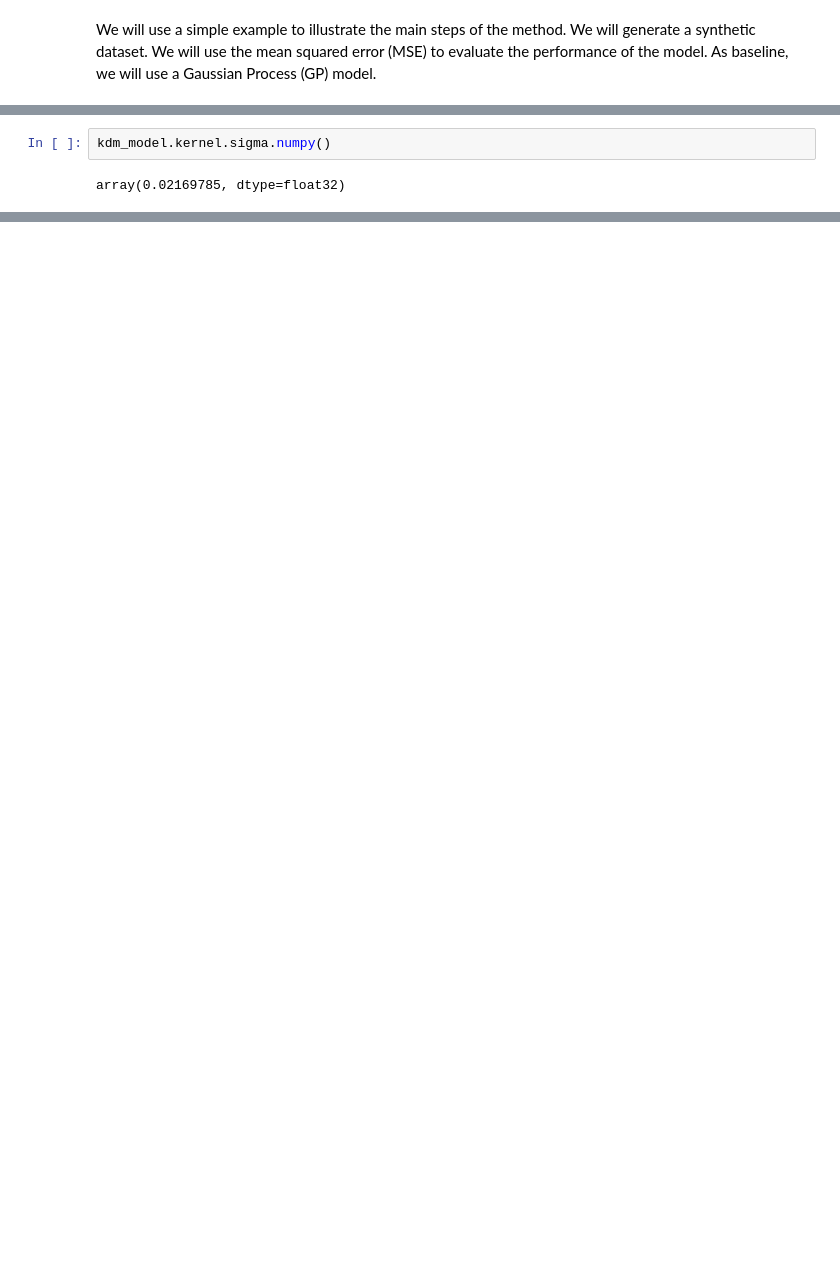
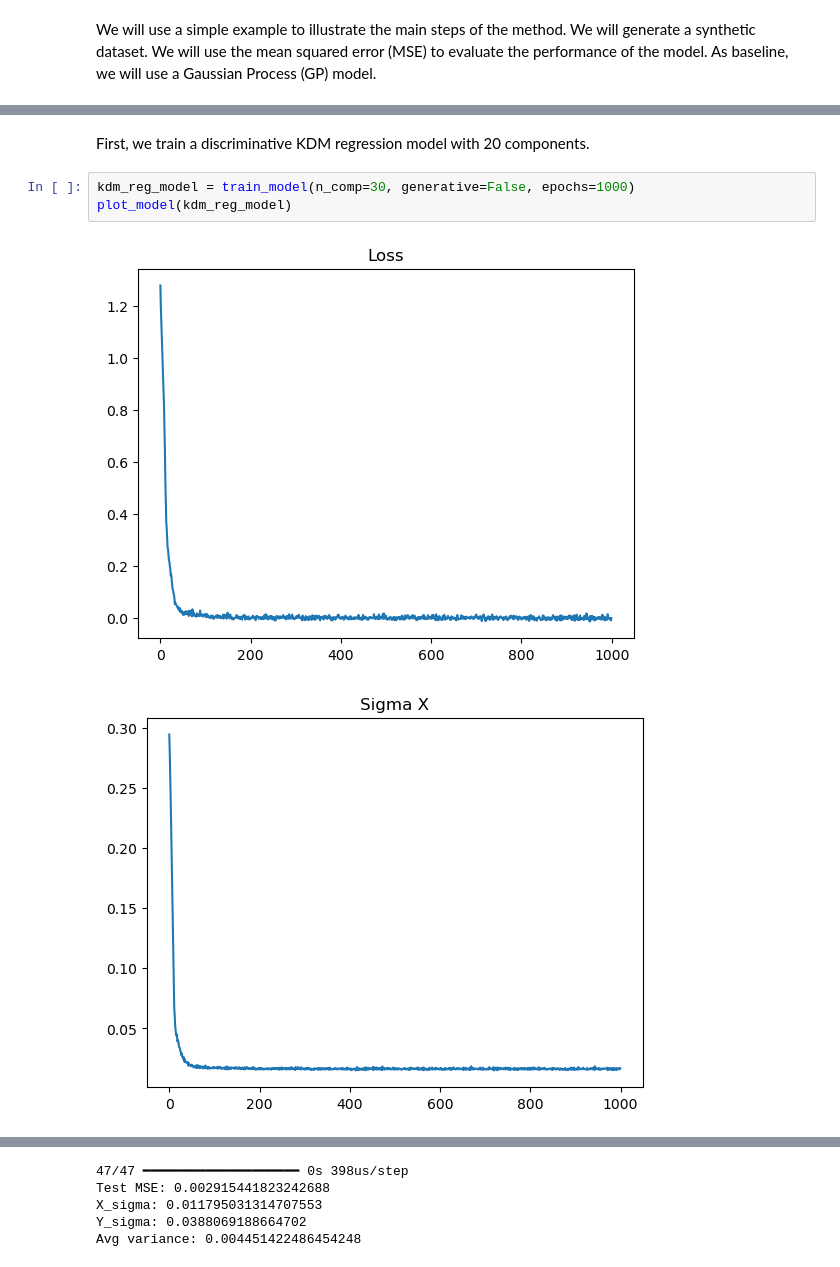
Before and after one commit to fagonzalezo/kdm, a Jupyter notebook: examples/kdm_regression.ipynb, the cells around one changed output, grey strips where cells are left out. Drawn from its saved outputs; the diff is of its cells as text; blank space fills up the shorter version.

```diff
--- a/examples/kdm_regression.ipynb
+++ b/examples/kdm_regression.ipynb
@@ -197,4 +182,8 @@ Y_sigma: 0.010477184972557934
-# %%
-kdm_model.kernel.sigma.numpy()
-# %% [output]
-array(0.02169785, dtype=float32)
+# %% [markdown]
+First, we train a discriminative KDM regression model with 20 components.
+# %%
+kdm_reg_model = train_model(n_comp=30, generative=False, epochs=1000)
+plot_model(kdm_reg_model)
+# %% [output]
+[figure, added]
+[figure, added]
@@ -200,0 +193,5 @@ array(0.02169785, dtype=float32)
+47/47 ━━━━━━━━━━━━━━━━━━━━ 0s 398us/step
+Test MSE: 0.002915441823242688
+X_sigma: 0.011795031314707553
+Y_sigma: 0.0388069188664702
+Avg variance: 0.004451422486454248
```
Also changed, not shown: parts of 12 cells of this notebook, 1 other file.
